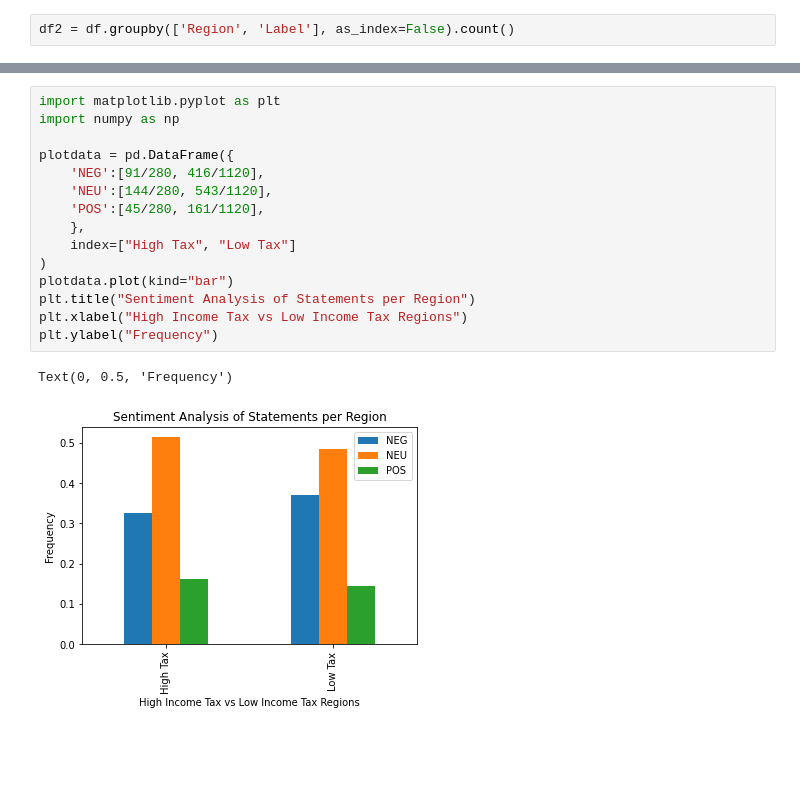
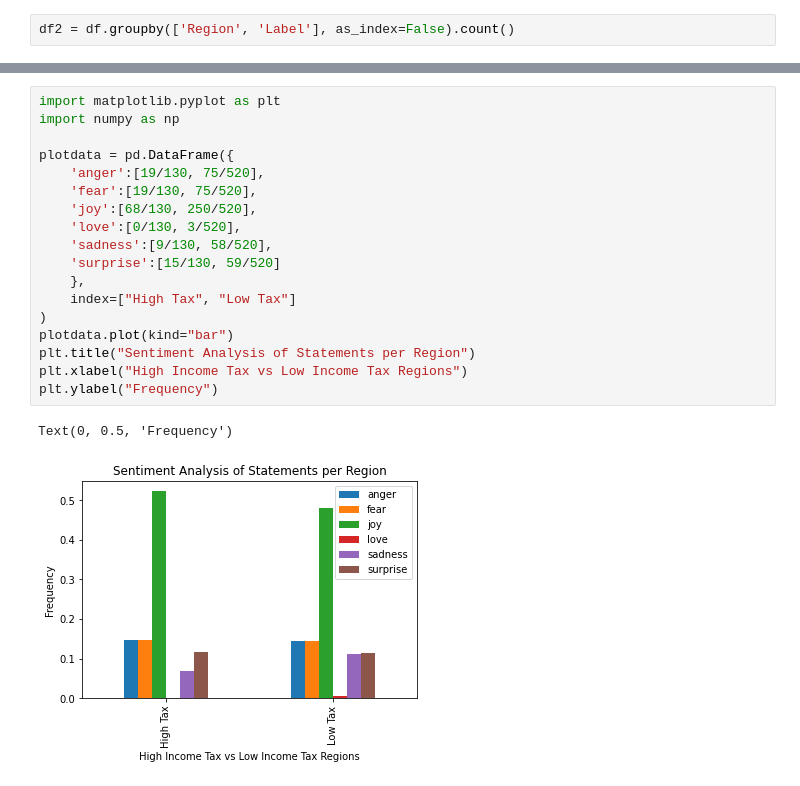
Before and after one commit to skochar1/the-pile-state-analysis, a Jupyter notebook: roBERTaSentData3-modeled.ipynb, the cells around one changed output, grey strips where cells are left out. Saved outputs shown, nothing was run; the diff lists cells and outputs as text; blank space fills up the shorter version.

```diff
--- a/roBERTaSentData3-modeled.ipynb
+++ b/roBERTaSentData3-modeled.ipynb
@@ -277,18 +295,21 @@ df2
 # %%
 import matplotlib.pyplot as plt
 import numpy as np
 
 plotdata = pd.DataFrame({
-    'NEG':[91/280, 416/1120],
-    'NEU':[144/280, 543/1120],
-    'POS':[45/280, 161/1120],
+    'anger':[19/130, 75/520],
+    'fear':[19/130, 75/520],
+    'joy':[68/130, 250/520],
+    'love':[0/130, 3/520],
+    'sadness':[9/130, 58/520],
+    'surprise':[15/130, 59/520]
     },
     index=["High Tax", "Low Tax"]
 )
 plotdata.plot(kind="bar")
 plt.title("Sentiment Analysis of Statements per Region")
 plt.xlabel("High Income Tax vs Low Income Tax Regions")
 plt.ylabel("Frequency")
 # %% [output]
 Text(0, 0.5, 'Frequency')
-[figure, old version]
+[figure, new version]
```
Also changed, not shown: parts of 19 cells of this notebook.
